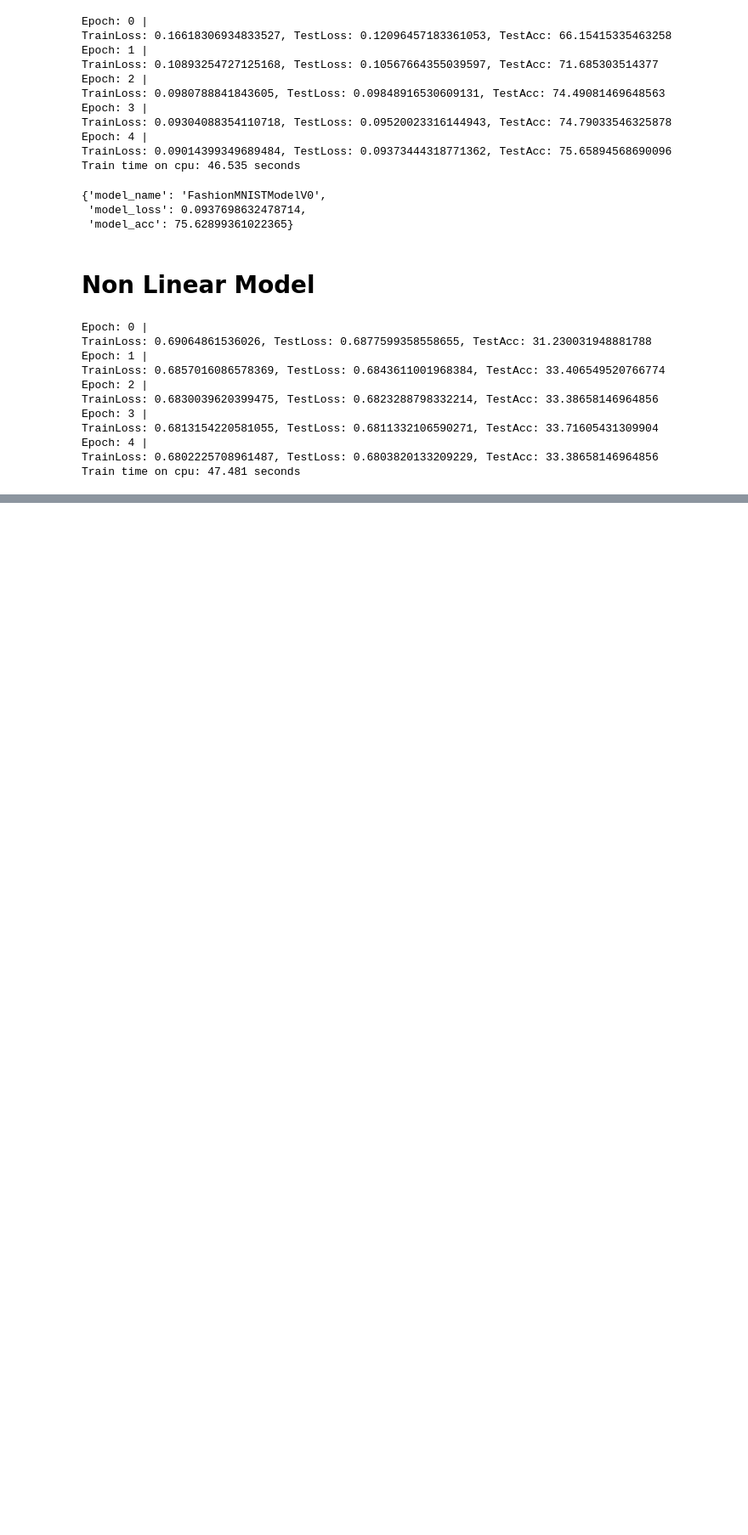
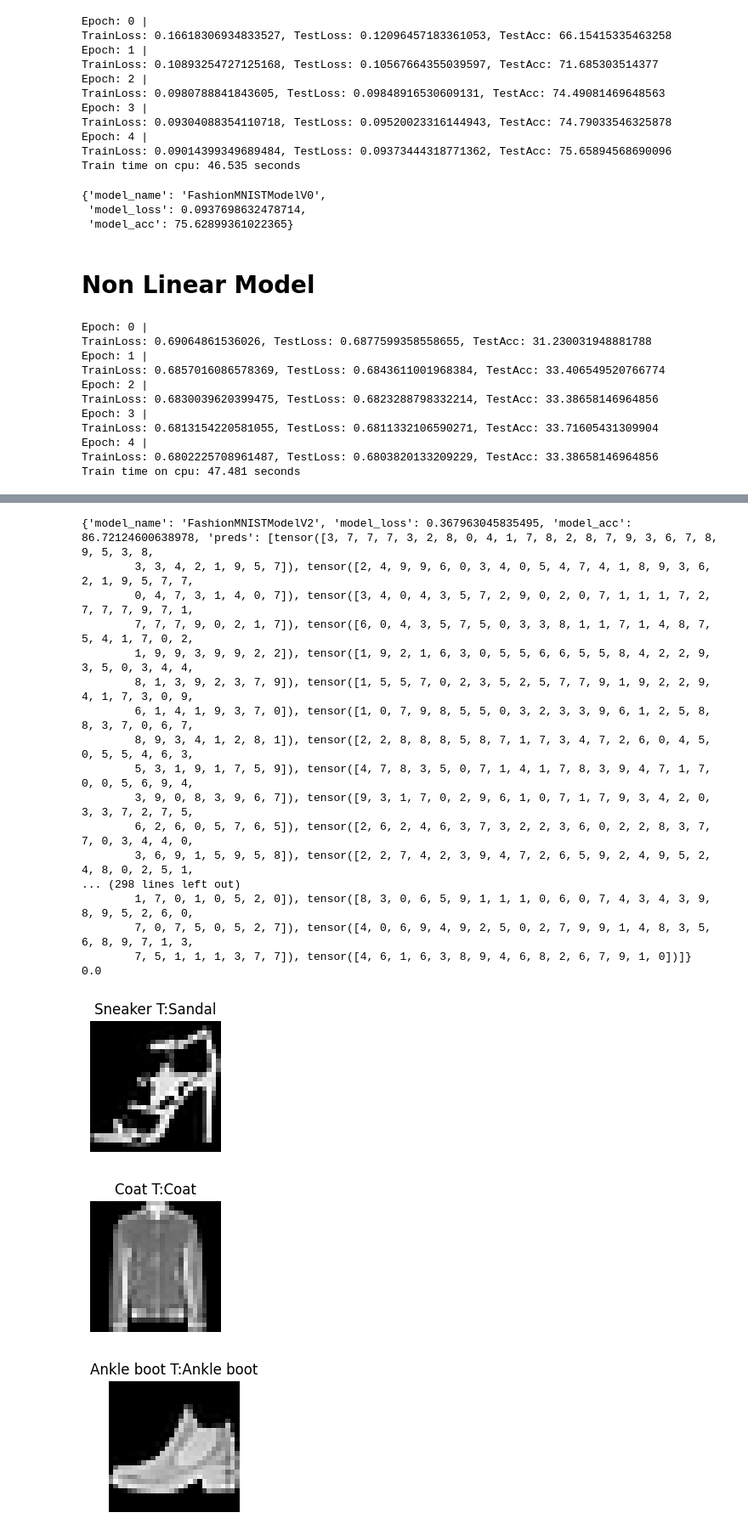
Before and after one commit to GiovanniRaseraF/cpp, a Jupyter notebook: pytorch/code/06_ComputerVision.ipynb, the cells around one changed output, grey strips where cells are left out. Shown at 85% size. Cells and saved outputs as stored; diff of their text form; code cells hidden in the pictures; blank space fills up the shorter version.

```diff
--- a/pytorch/code/06_ComputerVision.ipynb
+++ b/pytorch/code/06_ComputerVision.ipynb
@@ -589,0 +629,52 @@ end = timer()
+# %%
+def print_img(model, data_loader):
+    index = 0
+    acc_sum = 0
+    for X, l in data_loader:
+        img = X
+        pred = model(X)
+        pred = pred.argmax(dim=1)
+        label = pred[0]
+        #Plot more images
+        torch.manual_seed(42)
+        fig = plt.figure(figsize=(2, 2))
+        #random_idx = torch.randint(0, , size=[1]).item()
+        plt.imshow(img[0].squeeze(), cmap="gray")
+        plt.title(f"{class_names[label]} T:{class_names[l[0]]}")
+        plt.axis(False)
+        index+=1
+        if index > 10:
+            break
+    print(acc_sum / len(data_loader))
+
+# Test
+model_0_results = eval_model(
+    model=my_trained,
+    data_loader=test_dataloader,
+    loss_fn=loss_fn,
+    acc_fn=not_my_acc_fn
+)
+
+# Printing
+print_img(my_trained, test_dataloader)
+# %% [output]
+{'model_name': 'FashionMNISTModelV2', 'model_loss': 0.367963045835495, 'model_acc': 86.72124600638978, 'preds': [tensor([3, 7, 7, 7, 3, 2, 8, 0, 4, 1, 7, 8, 2, 8, 7, 9, 3, 6, 7, 8, 9, 5, 3, 8,
+        3, 3, 4, 2, 1, 9, 5, 7]), tensor([2, 4, 9, 9, 6, 0, 3, 4, 0, 5, 4, 7, 4, 1, 8, 9, 3, 6, 2, 1, 9, 5, 7, 7,
+        0, 4, 7, 3, 1, 4, 0, 7]), tensor([3, 4, 0, 4, 3, 5, 7, 2, 9, 0, 2, 0, 7, 1, 1, 1, 7, 2, 7, 7, 7, 9, 7, 1,
+        7, 7, 7, 9, 0, 2, 1, 7]), tensor([6, 0, 4, 3, 5, 7, 5, 0, 3, 3, 8, 1, 1, 7, 1, 4, 8, 7, 5, 4, 1, 7, 0, 2,
+        1, 9, 9, 3, 9, 9, 2, 2]), tensor([1, 9, 2, 1, 6, 3, 0, 5, 5, 6, 6, 5, 5, 8, 4, 2, 2, 9, 3, 5, 0, 3, 4, 4,
+        8, 1, 3, 9, 2, 3, 7, 9]), tensor([1, 5, 5, 7, 0, 2, 3, 5, 2, 5, 7, 7, 9, 1, 9, 2, 2, 9, 4, 1, 7, 3, 0, 9,
+        6, 1, 4, 1, 9, 3, 7, 0]), tensor([1, 0, 7, 9, 8, 5, 5, 0, 3, 2, 3, 3, 9, 6, 1, 2, 5, 8, 8, 3, 7, 0, 6, 7,
+        8, 9, 3, 4, 1, 2, 8, 1]), tensor([2, 2, 8, 8, 8, 5, 8, 7, 1, 7, 3, 4, 7, 2, 6, 0, 4, 5, 0, 5, 5, 4, 6, 3,
+        5, 3, 1, 9, 1, 7, 5, 9]), tensor([4, 7, 8, 3, 5, 0, 7, 1, 4, 1, 7, 8, 3, 9, 4, 7, 1, 7, 0, 0, 5, 6, 9, 4,
+        3, 9, 0, 8, 3, 9, 6, 7]), tensor([9, 3, 1, 7, 0, 2, 9, 6, 1, 0, 7, 1, 7, 9, 3, 4, 2, 0, 3, 3, 7, 2, 7, 5,
+        6, 2, 6, 0, 5, 7, 6, 5]), tensor([2, 6, 2, 4, 6, 3, 7, 3, 2, 2, 3, 6, 0, 2, 2, 8, 3, 7, 7, 0, 3, 4, 4, 0,
+        3, 6, 9, 1, 5, 9, 5, 8]), tensor([2, 2, 7, 4, 2, 3, 9, 4, 7, 2, 6, 5, 9, 2, 4, 9, 5, 2, 4, 8, 0, 2, 5, 1,
+... (298 lines left out)
+        1, 7, 0, 1, 0, 5, 2, 0]), tensor([8, 3, 0, 6, 5, 9, 1, 1, 1, 0, 6, 0, 7, 4, 3, 4, 3, 9, 8, 9, 5, 2, 6, 0,
+        7, 0, 7, 5, 0, 5, 2, 7]), tensor([4, 0, 6, 9, 4, 9, 2, 5, 0, 2, 7, 9, 9, 1, 4, 8, 3, 5, 6, 8, 9, 7, 1, 3,
+        7, 5, 1, 1, 1, 3, 7, 7]), tensor([4, 6, 1, 6, 3, 8, 9, 4, 6, 8, 2, 6, 7, 9, 1, 0])]}
+0.0
+[figure, added]
+[figure, added]
+[figure, added]
```
Also changed, not shown: parts of 2 cells of this notebook.
